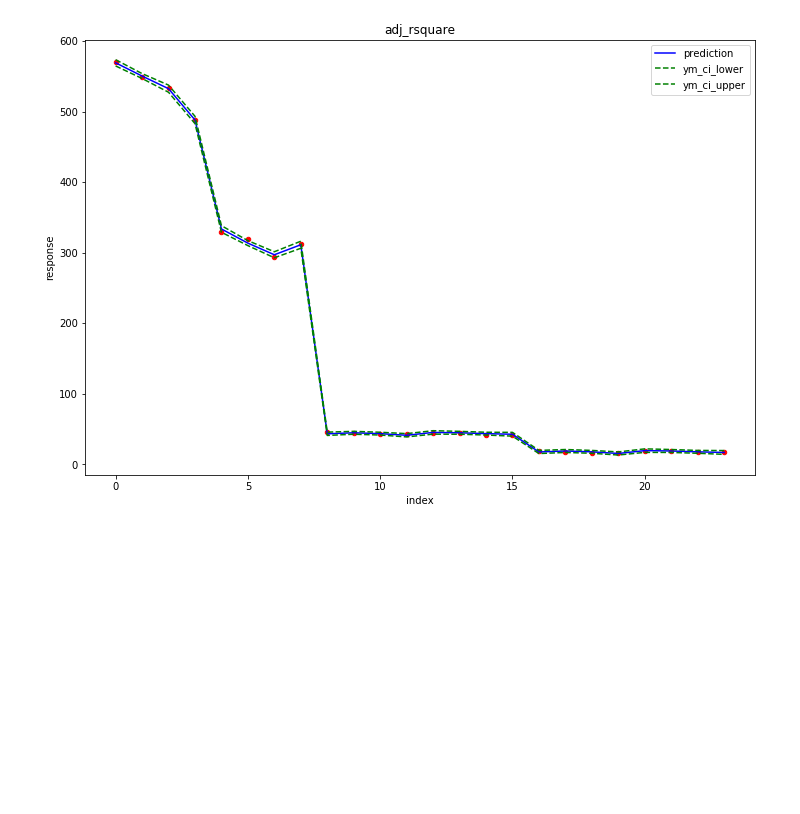
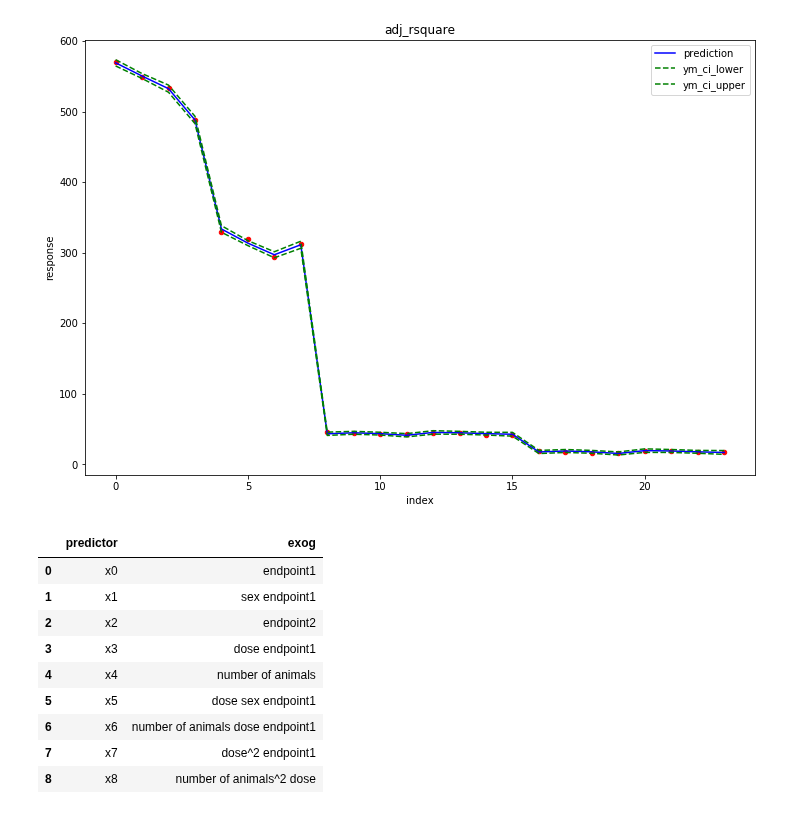
Before and after one commit to AndreaPrati98/EFSA_study, a Jupyter notebook: Notebooks/EFSA_study.ipynb, the cells around one changed output. Cells and saved outputs as stored; diff of their text form; code cells hidden in the pictures; blank space fills up the shorter version.

```diff
--- a/Notebooks/EFSA_study.ipynb
+++ b/Notebooks/EFSA_study.ipynb
@@ -378,3 +458,26 @@ fn.plot_response_over_prediction(Y, best_models_all.loc["adj_rsquare"]["Y_pred"]
 [figure]
 [figure]
 [figure]
+# %%
+#display(best_models_all.loc["bic"].model.model.exog_names)
+row1 = []
+row2 = []
+
+i=0
+for exog in best_models_all.loc["bic"].model.model.exog_names:
+    row1.append("x"+str(i))
+    row2.append(exog)
+    i=i+1
+
+pd.DataFrame({"predictor":row1,"exog":row2})
+# %% [output]
+|  | predictor | exog |
+| 0 | x0 | endpoint1 |
+| 1 | x1 | sex endpoint1 |
+| 2 | x2 | endpoint2 |
+| 3 | x3 | dose endpoint1 |
+| 4 | x4 | number of animals |
+| 5 | x5 | dose sex endpoint1 |
+| 6 | x6 | number of animals dose endpoint1 |
+| 7 | x7 | dose^2 endpoint1 |
+| 8 | x8 | number of animals^2 dose |
```
Also changed, not shown: parts of 7 cells of this notebook, 5 other files.
